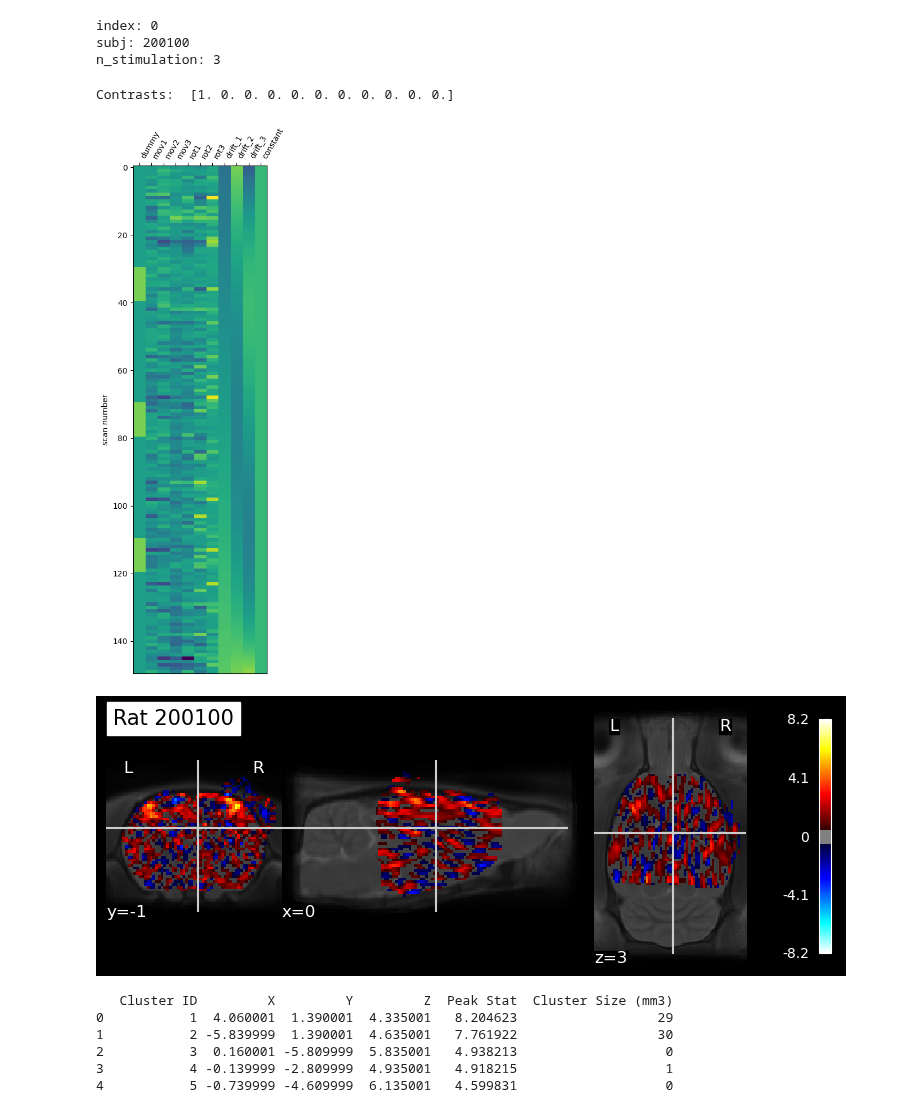
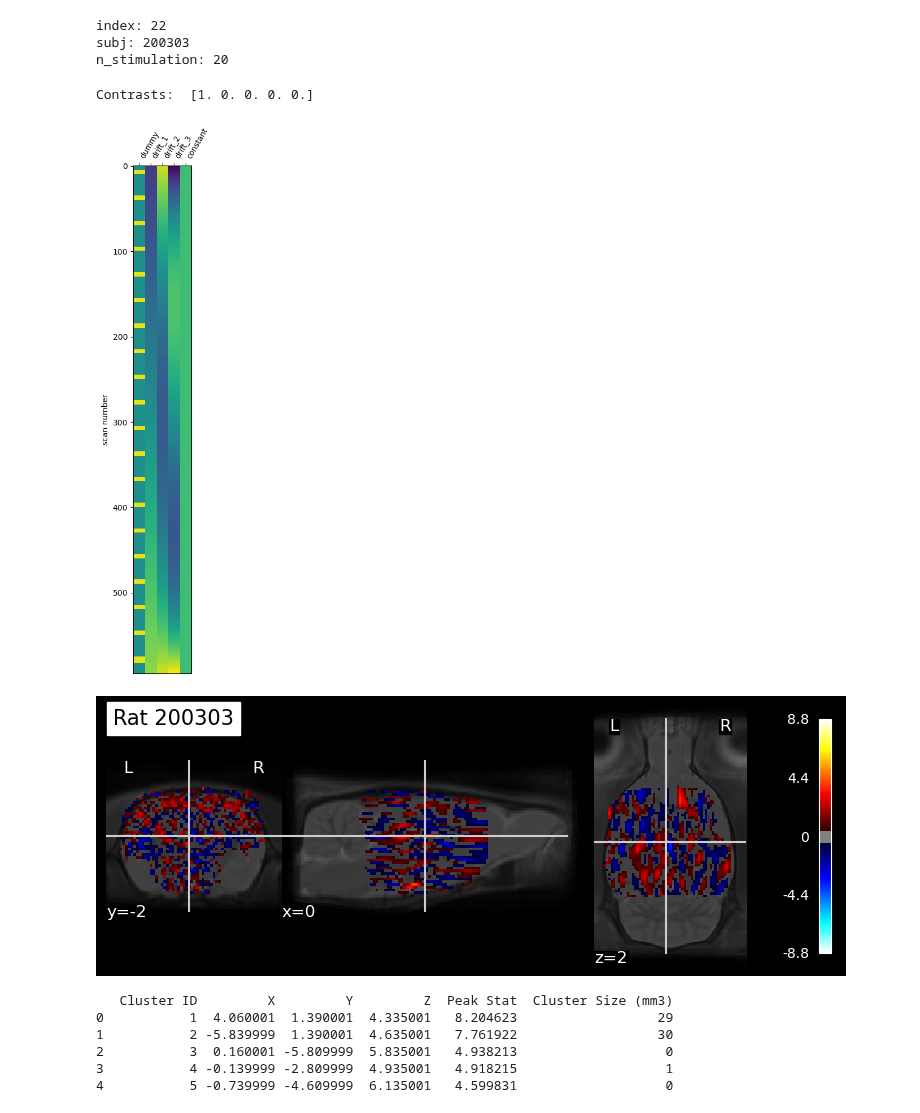
Before and after one commit to grandjeanlab/multirat_se, a Jupyter notebook: script/first_level_glm.ipynb, the cells around one changed output. Drawn from its saved outputs; the diff is of its cells as text; code cells hidden in the pictures.

Commit message:
update path

```diff
--- a/script/first_level_glm.ipynb
+++ b/script/first_level_glm.ipynb
@@ -37,7 +37,7 @@ metadata_rabies='/home/traaffneu/margal/code/multirat_se/script/table/metadata_r
 
 # Output directories
 
-output_dir = '/project/4180000.19/multirat_stim/rabies_test/first_level_analysis/'
+output_dir = '/project/4180000.19/multirat_stim/scratch/rabies_test/first_level/'
 matrix_dir = os.path.join(output_dir, 'matrix/')
 image_dir = os.path.join(output_dir, 'image/')
 residuals_dir = os.path.join(output_dir, 'residuals/')
@@ -94,13 +94,15 @@ def rat_hrf(tr, n_trs):
 df = pd.read_csv(metadata_path, sep='\t')
 df = df.loc[(df['exclude'] != 'yes')]
 
-for index in range(0, 1):
+for index in range(22, 23):
 
     subj_num=str(df.iloc[index]['rat.sub'])[:-2]
     print('index:', index)
     print('subj:', subj_num)
 
     subject_path = glob.glob(analysis_folder + "/sub-0{}_ses-1/bold_datasink/commonspace_bold/*/*/*.nii.gz".format(subj_num, subj_num, subj_num))[0]
+
+    #subject_path = glob.glob('/project/4180000.19/multirat_stim/test_3dresample/output/sub-0{}_ses-1*'.format(subj_num))[0]
 
 
     # --- Specify the rat hrf ---
@@ -160,39 +162,39 @@ for index in range(0, 1):
 
     fmri_glm = fmri_glm.fit(subject_path, design_matrices=design_matrix)
 
     residuals = fmri_glm.residuals[0]
     predicted_timeseries = fmri_glm.predicted[0]
 
     nib.save(residuals, residuals_dir+'residuals_sub-0{}_ses-1.nii.gz'.format(subj_num))         #save this to nifti
     nib.save(predicted_timeseries, predicted_timeseries_dir+'predicted_timeseries_sub-0{}_ses-1.nii.gz'.format(subj_num))
 
     # -- Coompute contrasts ---
 
     n_columns = design_matrix.shape[1]
     contrast_val = np.hstack(([1], np.zeros(n_columns - 1)))
     print('Contrasts: ', contrast_val)
 
     statistical_map = fmri_glm.compute_contrast(contrast_val, output_type='all')
 
     nib.save(statistical_map['z_score'], z_score_dir+'z_score_sub-0{}_ses-1.nii.gz'.format(subj_num))           #save z map
     nib.save(statistical_map['effect_size'], beta_dir+'beta_sub-0{}_ses-1.nii.gz'.format(subj_num))             #save the betaestimates
     nib.save(statistical_map['effect_variance'], effect_var_dir+'effect_var_sub-0{}_ses-1.nii.gz'.format(subj_num))  #save the betaestimates
 
     #-- Plot and save as nifti file ---
 
     plot_stat = plotting.plot_stat_map(statistical_map['z_score'],
                                        bg_img = template_path,
                                        threshold = 0.5,
                                        title = 'Rat {}'.format(subj_num))
 
     plt.savefig(image_dir+'stat_map_sub-0{}_ses-1.png'.format(subj_num))
 # %% [output]
-index: 0
-subj: 200100
-n_stimulation: 3
+index: 22
+subj: 200303
+n_stimulation: 20
-Contrasts:  [1. 0. 0. 0. 0. 0. 0. 0. 0. 0. 0.]
+Contrasts:  [1. 0. 0. 0. 0.]
-[figure, old version]
+[figure, new version]
-[figure, old version]
+[figure, new version]
 # %%
     # -- Extract clusters --
 
```
